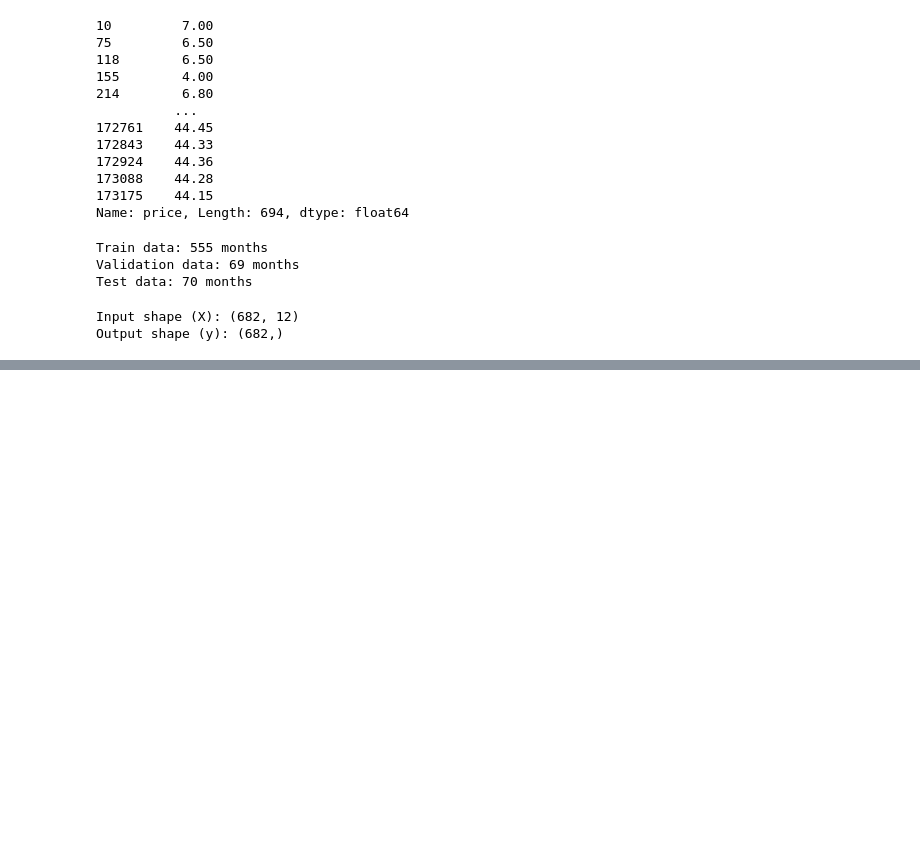
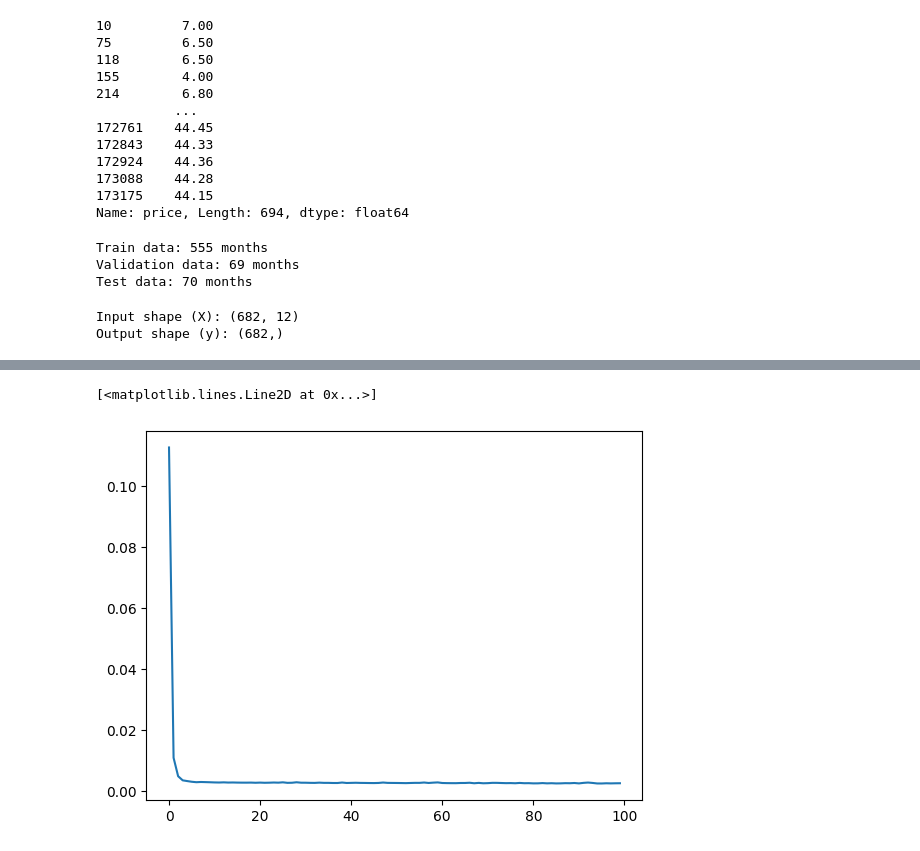
Before and after one commit to aevnum/wheat-price-prediction-deep-learning, a Jupyter notebook: SIH.ipynb, the cells around one changed output, grey strips where cells are left out. Saved outputs shown, nothing was run; the diff lists cells and outputs as text; code cells hidden in the pictures; blank space fills up the shorter version.

```diff
--- a/SIH.ipynb
+++ b/SIH.ipynb
@@ -324,5 +339,7 @@ history = conv1d_model.fit(X_train, y_train, epochs=100, validation_data=(X_val,
 test_loss, test_mae = conv1d_model.evaluate(X_test, y_test)
 
 print(f"Test MAE: {test_mae}")
+
+plt.plot(history.history['loss'], label='train')
 # %% [output]
 Epoch 1/100
@@ -345,3 +362,5 @@ Test MAE: 0.04938911646604538
+[<matplotlib.lines.Line2D at 0x...>]
+[figure, added]
 # %%
 # Reshape X_train, X_val, and X_test for Conv1D input
 X_train_conv1d = X_train.reshape((X_train.shape[0], X_train.shape[1], 1))
```
Also changed, not shown: parts of 12 cells of this notebook.
